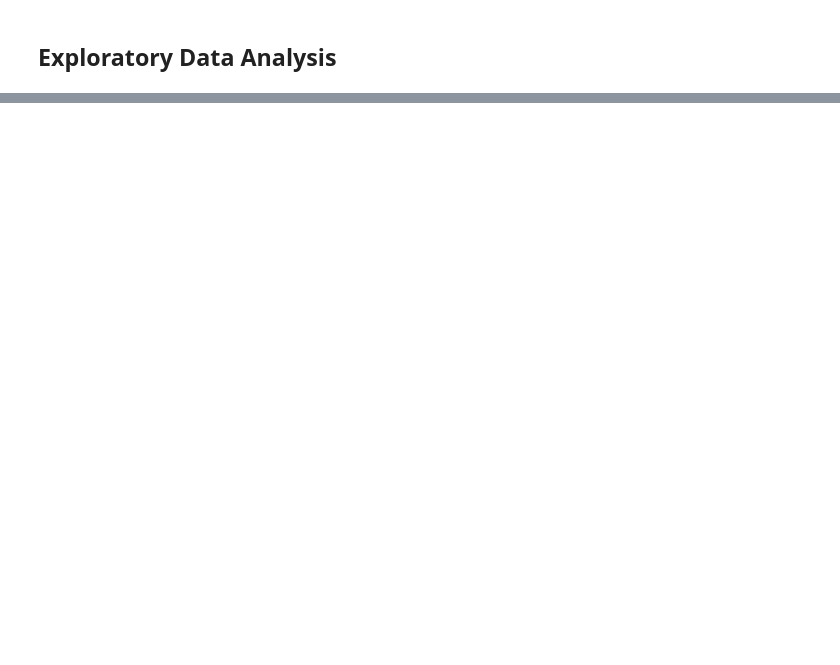
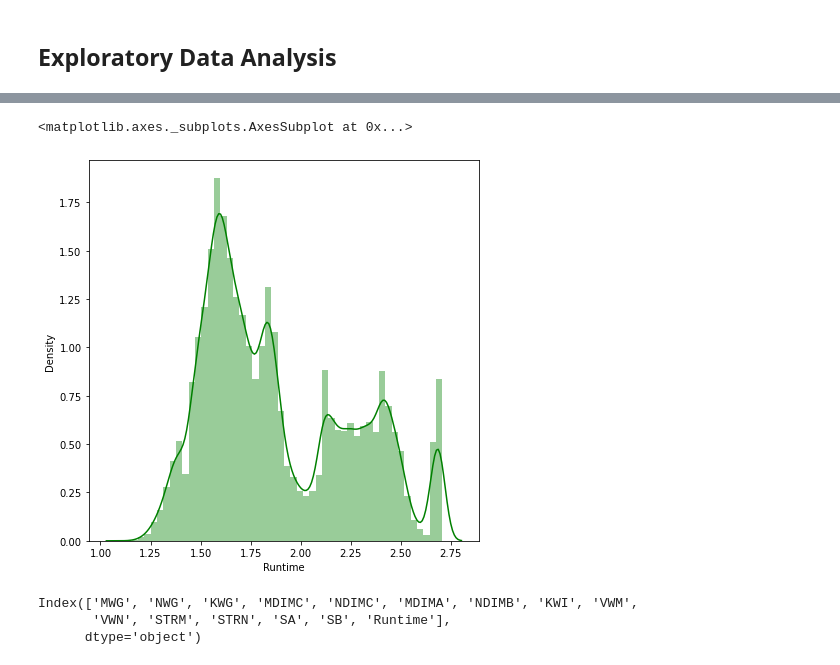
Before and after one commit to SAIKUMAR-AI/SGEMM-GPU-, a Jupyter notebook: SGEMM_GPU_Kernel_Performance.ipynb, the cells around one changed output, grey strips where cells are left out. Saved outputs shown, nothing was run; the diff lists cells and outputs as text; code cells hidden in the pictures; blank space fills up the shorter version.

```diff
--- a/SGEMM_GPU_Kernel_Performance.ipynb
+++ b/SGEMM_GPU_Kernel_Performance.ipynb
@@ -198,0 +263,14 @@ sns.distplot(dataset['Runtime'])
+# %%
+#Dependent Variable
+plt.figure(figsize=(7,7))
+sns.distplot(np.log10(dataset['Runtime']), color='green')
+# %% [output]
+<matplotlib.axes._subplots.AxesSubplot at 0x...>
+[figure, added]
+# %%
+numeric_features = dataset.describe().columns
+numeric_features
+# %% [output]
+Index(['MWG', 'NWG', 'KWG', 'MDIMC', 'NDIMC', 'MDIMA', 'NDIMB', 'KWI', 'VWM',
+       'VWN', 'STRM', 'STRN', 'SA', 'SB', 'Runtime'],
+      dtype='object')
```
Also changed, not shown: parts of 13 cells of this notebook.
